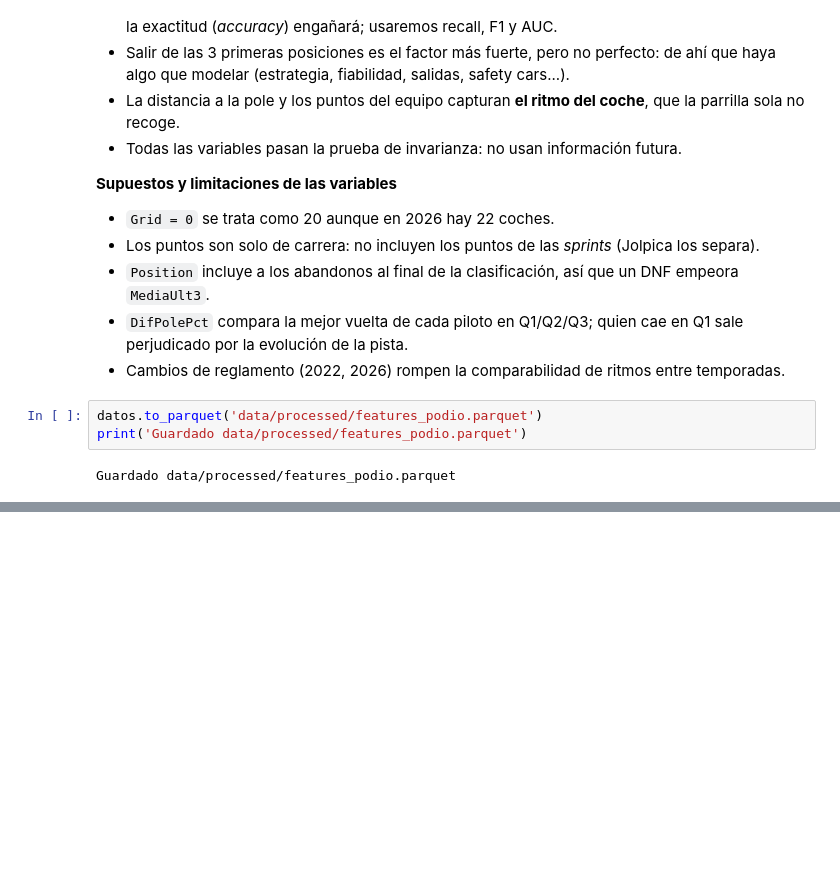
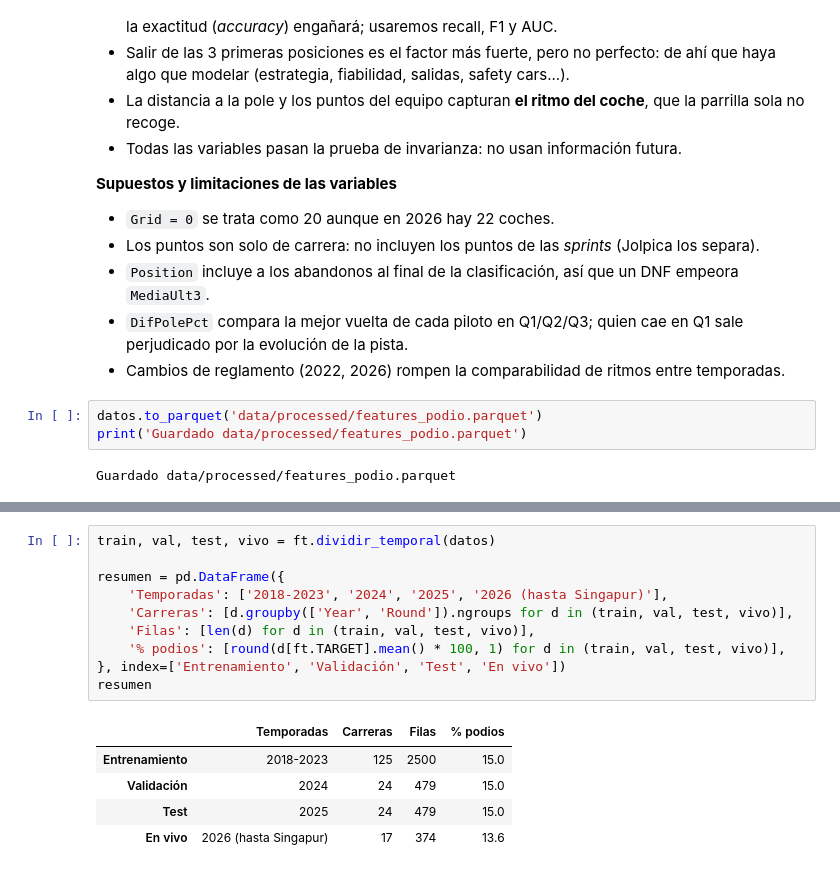
Before and after one commit to wewesito/f1-strategy-analytics, a Jupyter notebook: notebooks/04_prediccion.ipynb, the cells around one changed output, grey strips where cells are left out. Saved outputs shown, nothing was run; the diff lists cells and outputs as text; blank space fills up the shorter version.

Commit message:
Día 22: división temporal y data leakage
Co-Authored-By: Claude Sonnet 5.5 <noreply@anthropic.com>

```diff
--- a/notebooks/04_prediccion.ipynb
+++ b/notebooks/04_prediccion.ipynb
@@ -218,0 +255,16 @@ Guardado data/processed/features_podio.parquet
+# %%
+train, val, test, vivo = ft.dividir_temporal(datos)
+
+resumen = pd.DataFrame({
+    'Temporadas': ['2018-2023', '2024', '2025', '2026 (hasta Singapur)'],
+    'Carreras': [d.groupby(['Year', 'Round']).ngroups for d in (train, val, test, vivo)],
+    'Filas': [len(d) for d in (train, val, test, vivo)],
+    '% podios': [round(d[ft.TARGET].mean() * 100, 1) for d in (train, val, test, vivo)],
+}, index=['Entrenamiento', 'Validación', 'Test', 'En vivo'])
+resumen
+# %% [output]
+|  | Temporadas | Carreras | Filas | % podios |
+| Entrenamiento | 2018-2023 | 125 | 2500 | 15.0 |
+| Validación | 2024 | 24 | 479 | 15.0 |
+| Test | 2025 | 24 | 479 | 15.0 |
+| En vivo | 2026 (hasta Singapur) | 17 | 374 | 13.6 |
```
Also changed, not shown: parts of 5 cells of this notebook.
